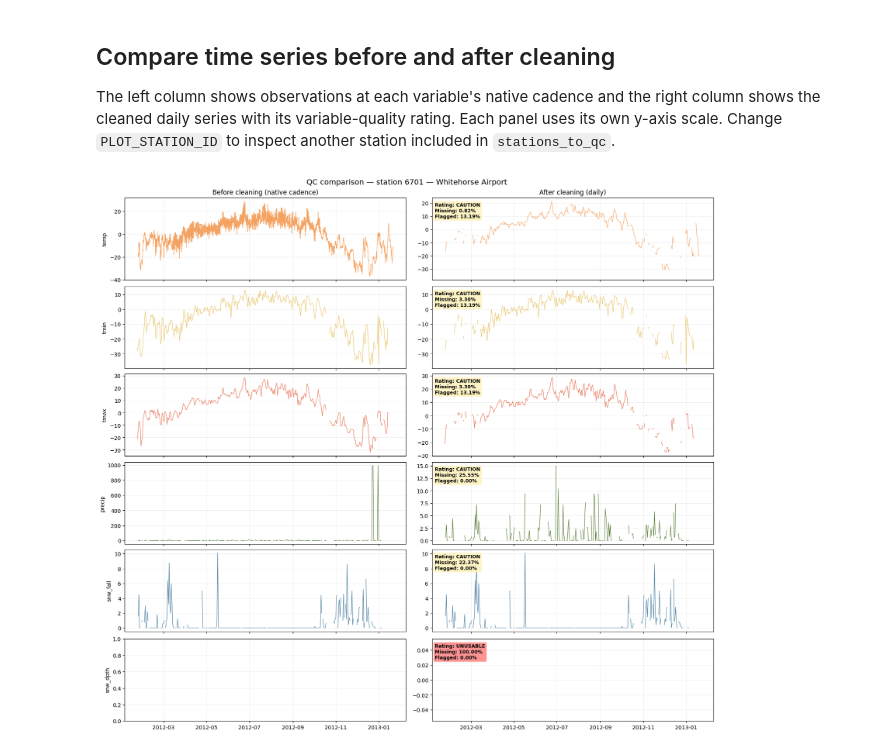
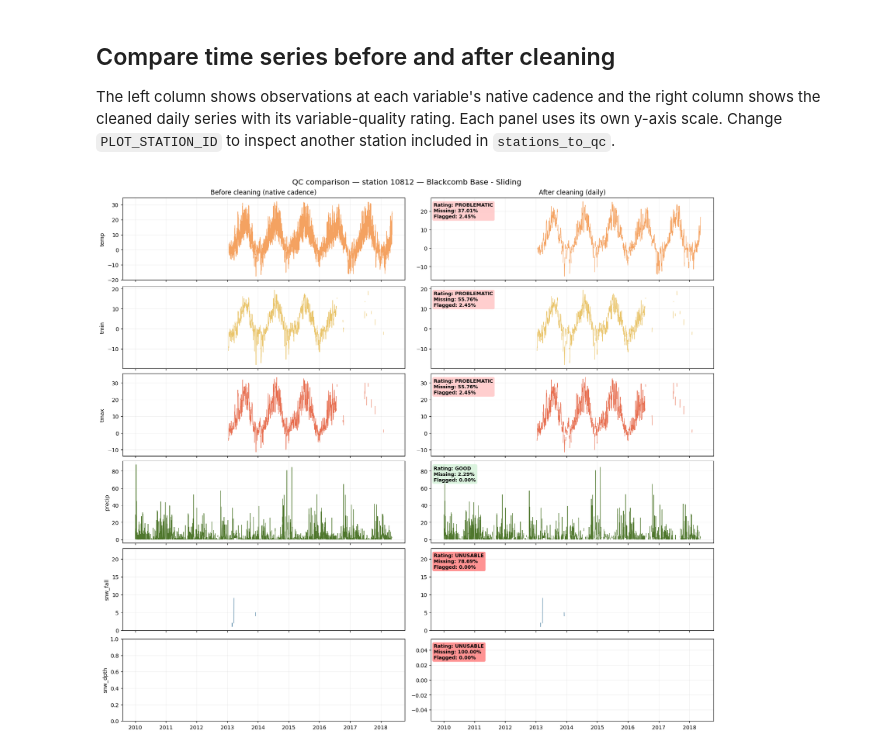
Before and after one commit to pacificclimate/crmprtd, a Jupyter notebook: Quanlity_Control/pipeline/network_19/3.net19_variables_QC.ipynb, the cells around one changed output. Cells and saved outputs as stored; diff of their text form; code cells hidden in the pictures.

```diff
--- a/Quanlity_Control/pipeline/network_19/3.net19_variables_QC.ipynb
+++ b/Quanlity_Control/pipeline/network_19/3.net19_variables_QC.ipynb
@@ -260,7 +260,7 @@ The left column shows observations at each variable's native cadence and the rig
 import matplotlib.pyplot as plt
 
 weather_cols = ["temp", "tmin", "tmax", "precip", "snw_fall", "snw_dpth"]
-PLOT_STATION_ID = 6701  # stations_to_qc[3]
+PLOT_STATION_ID = 10812  # stations_to_qc[3]
 
 # Build the original mixed-cadence series before daily aggregation or QC.
 plot_obs_raw = fetch_final_rule_observations(
@@ -350,31 +350,31 @@ for row, variable in enumerate(weather_cols):
 
     quality = variable_quality_metrics.get(variable, {})
     rating = quality.get("rating", "UNKNOWN")
     missing_rate = quality.get("missing_rate_pct", np.nan)
     flag_rate = quality.get("flag_rate_pct", np.nan)
     missing_label = f"{missing_rate:.2f}%" if pd.notna(missing_rate) else "N/A"
     flag_label = f"{flag_rate:.2f}%" if pd.notna(flag_rate) else "N/A"
     axes[row, 1].text(
         0.01, 0.94,
         f"Rating: {rating}\nMissing: {missing_label}\nFlagged: {flag_label}",
         transform=axes[row, 1].transAxes,
         va="top",
         fontsize=9,
         fontweight="bold",
         bbox={
             "boxstyle": "round,pad=0.3",
             "facecolor": rating_colors.get(rating, rating_colors["UNKNOWN"]),
             "edgecolor": "none",
             "alpha": 0.9,
         },
     )
 
 axes[0, 0].set_title("Before cleaning (native cadence)")
 axes[0, 1].set_title("After cleaning (daily)")
 fig.suptitle(
     f"QC comparison — station {PLOT_STATION_ID} — {station_name}",
     fontsize=14,
 )
 plt.show()
 # %% [output]
-[figure, old version]
+[figure, new version]
```
Also changed, not shown: parts of 2 cells of this notebook, 37 other files.
